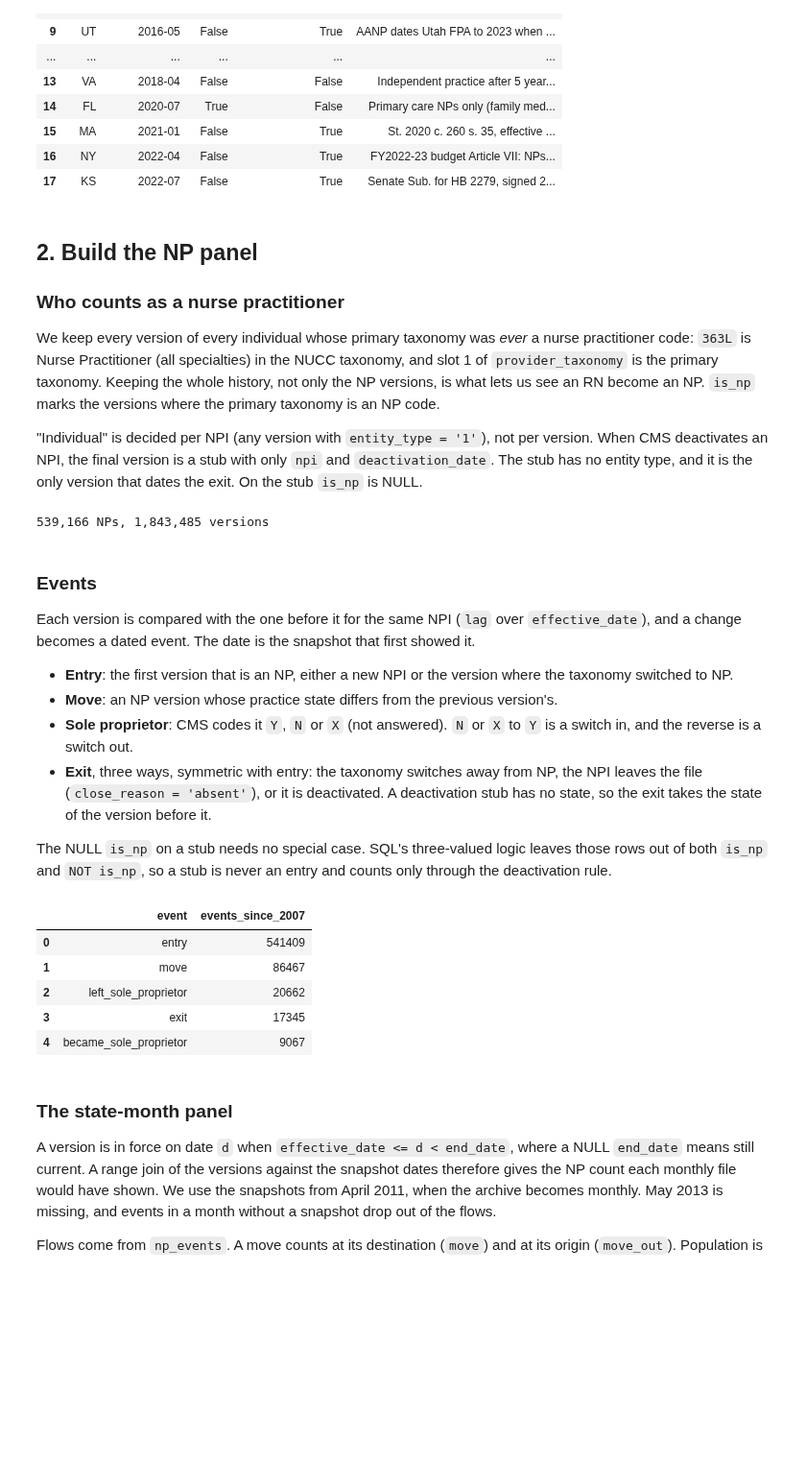
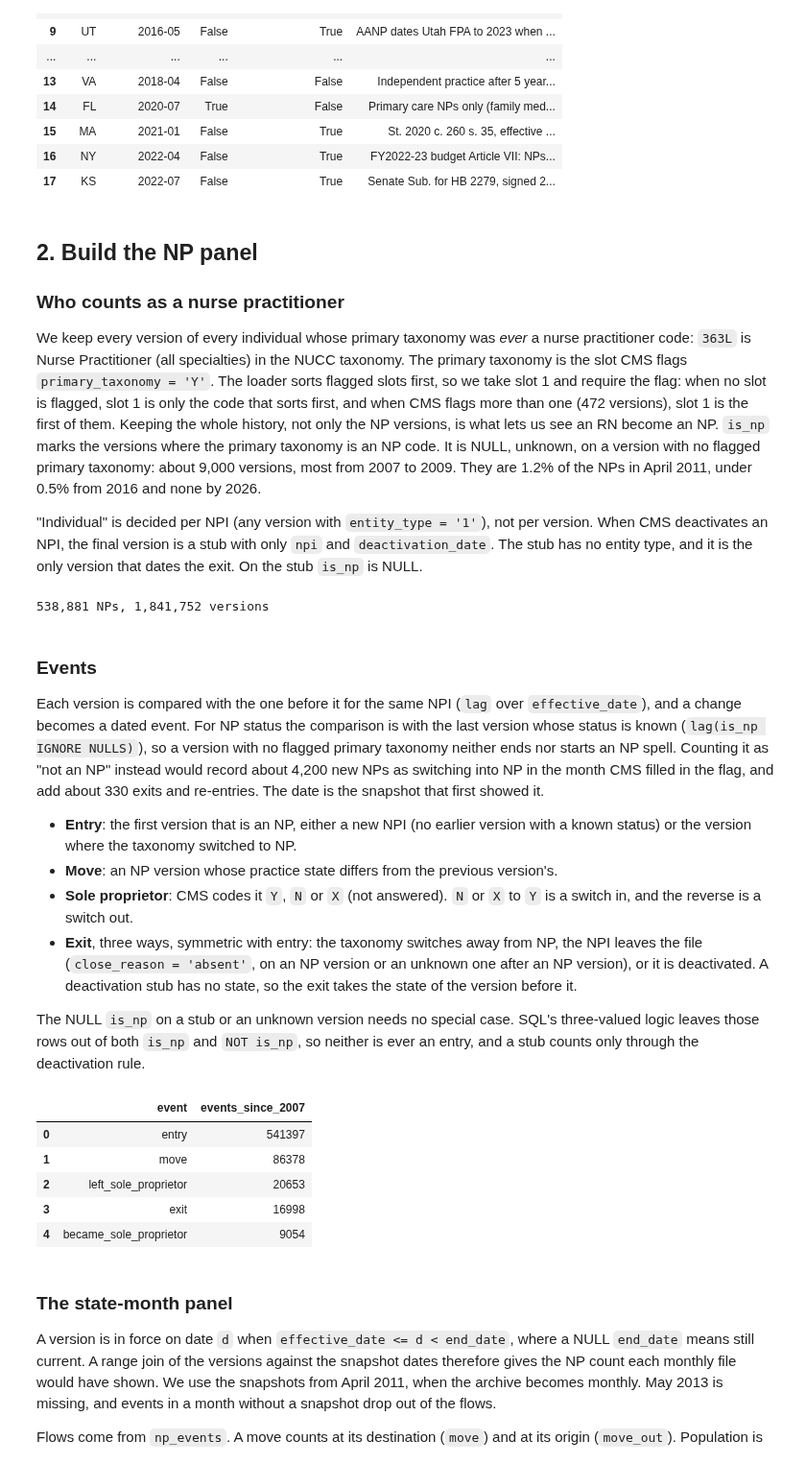
Before and after one commit to nathansutton/healthcare-ledger, a Jupyter notebook: research/np-full-practice-authority/np_full_practice_authority.ipynb, the cells around one changed output. Shown at 96% size. Saved outputs shown, nothing was run; the diff lists cells and outputs as text; code cells hidden in the pictures; blank space fills up the shorter version.

```diff
--- a/research/np-full-practice-authority/np_full_practice_authority.ipynb
+++ b/research/np-full-practice-authority/np_full_practice_authority.ipynb
@@ -95,7 +95,7 @@ window
 
 ### Who counts as a nurse practitioner
 
-We keep every version of every individual whose primary taxonomy was *ever* a nurse practitioner code: `363L` is Nurse Practitioner (all specialties) in the NUCC taxonomy, and slot 1 of `provider_taxonomy` is the primary taxonomy. Keeping the whole history, not only the NP versions, is what lets us see an RN become an NP. `is_np` marks the versions where the primary taxonomy is an NP code.
+We keep every version of every individual whose primary taxonomy was *ever* a nurse practitioner code: `363L` is Nurse Practitioner (all specialties) in the NUCC taxonomy. The primary taxonomy is the slot CMS flags `primary_taxonomy = 'Y'`. The loader sorts flagged slots first, so we take slot 1 and require the flag: when no slot is flagged, slot 1 is only the code that sorts first, and when CMS flags more than one (472 versions), slot 1 is the first of them. Keeping the whole history, not only the NP versions, is what lets us see an RN become an NP. `is_np` marks the versions where the primary taxonomy is an NP code. It is NULL, unknown, on a version with no flagged primary taxonomy: about 9,000 versions, most from 2007 to 2009. They are 1.2% of the NPs in April 2011, under 0.5% from 2016 and none by 2026.
 
 "Individual" is decided per NPI (any version with `entity_type = '1'`), not per version. When CMS deactivates an NPI, the final version is a stub with only `npi` and `deactivation_date`. The stub has no entity type, and it is the only version that dates the exit. On the stub `is_np` is NULL.
 # %%
@@ -105,7 +105,7 @@ WITH ever_np AS (
     SELECT DISTINCT t.npi
     FROM provider_taxonomy t
     JOIN (SELECT DISTINCT npi FROM provider WHERE entity_type = '1') USING (npi)
-    WHERE t.slot = 1 AND t.taxonomy_code LIKE '363L%'
+    WHERE t.slot = 1 AND t.primary_taxonomy = 'Y' AND t.taxonomy_code LIKE '363L%'
 )
 SELECT p.npi, p.effective_date, p.end_date, p.close_reason,
        p.practice_state, p.practice_postal_code, p.sole_proprietor,
@@ -114,65 +114,64 @@ SELECT p.npi, p.effective_date, p.end_date, p.close_reason,
        t.taxonomy_code LIKE '363L%' AS is_np
 FROM provider p
 JOIN ever_np USING (npi)
-LEFT JOIN provider_taxonomy t ON t.npi = p.npi AND t.effective_date = p.effective_date AND t.slot = 1
+LEFT JOIN provider_taxonomy t ON t.npi = p.npi AND t.effective_date = p.effective_date AND t.slot = 1 AND t.primary_taxonomy = 'Y'
 """)
 print("{:,} NPs, {:,} versions".format(*con.sql("SELECT count(DISTINCT npi), count(*) FROM np_versions").fetchone()))
 # %% [output]
-539,166 NPs, 1,843,485 versions
+538,881 NPs, 1,841,752 versions
 # %% [markdown]
 ### Events
 
-Each version is compared with the one before it for the same NPI (`lag` over `effective_date`), and a change becomes a dated event. The date is the snapshot that first showed it.
+Each version is compared with the one before it for the same NPI (`lag` over `effective_date`), and a change becomes a dated event. For NP status the comparison is with the last version whose status is known (`lag(is_np IGNORE NULLS)`), so a version with no flagged primary taxonomy neither ends nor starts an NP spell. Counting it as "not an NP" instead would record about 4,200 new NPs as switching into NP in the month CMS filled in the flag, and add about 330 exits and re-entries. The date is the snapshot that first showed it.
 
-* **Entry**: the first version that is an NP, either a new NPI or the version where the taxonomy switched to NP.
+* **Entry**: the first version that is an NP, either a new NPI (no earlier version with a known status) or the version where the taxonomy switched to NP.
 * **Move**: an NP version whose practice state differs from the previous version's.
 * **Sole proprietor**: CMS codes it `Y`, `N` or `X` (not answered). `N` or `X` to `Y` is a switch in, and the reverse is a switch out.
-* **Exit**, three ways, symmetric with entry: the taxonomy switches away from NP, the NPI leaves the file (`close_reason = 'absent'`), or it is deactivated. A deactivation stub has no state, so the exit takes the state of the version before it.
+* **Exit**, three ways, symmetric with entry: the taxonomy switches away from NP, the NPI leaves the file (`close_reason = 'absent'`, on an NP version or an unknown one after an NP version), or it is deactivated. A deactivation stub has no state, so the exit takes the state of the version before it.
 
-The NULL `is_np` on a stub needs no special case. SQL's three-valued logic leaves those rows out of both `is_np` and `NOT is_np`, so a stub is never an entry and counts only through the deactivation rule.
+The NULL `is_np` on a stub or an unknown version needs no special case. SQL's three-valued logic leaves those rows out of both `is_np` and `NOT is_np`, so neither is ever an entry, and a stub counts only through the deactivation rule.
 # %%
 con.execute("""
 CREATE TABLE np_events AS
 WITH v AS (
     SELECT *,
-           row_number() OVER w = 1 AS is_first,
-           lag(is_np) OVER w AS prev_np,
+           lag(is_np IGNORE NULLS) OVER w AS prev_np,
            lag(practice_state) OVER w AS prev_state,
            lag(sole_proprietor) OVER w AS prev_sp,
            lag(deactivation_date) OVER w AS prev_deactivation_date
     FROM np_versions
     WINDOW w AS (PARTITION BY npi ORDER BY effective_date)
 )
 SELECT npi, effective_date AS date, 'entry' AS event, practice_state AS state, NULL::VARCHAR AS from_state,
-       CASE WHEN is_first THEN 'new_npi' ELSE 'switched_taxonomy' END AS detail
-FROM v WHERE is_np AND (is_first OR prev_np = false)
+       CASE WHEN prev_np IS NULL THEN 'new_npi' ELSE 'switched_taxonomy' END AS detail
+FROM v WHERE is_np AND (prev_np IS NULL OR prev_np = false)
 UNION ALL
 SELECT npi, effective_date, 'move', practice_state, prev_state, NULL
 FROM v WHERE is_np AND prev_state IS NOT NULL AND practice_state IS NOT NULL AND practice_state <> prev_state
 UNION ALL
 SELECT npi, effective_date, 'became_sole_proprietor', practice_state, NULL, prev_sp
 FROM v WHERE is_np AND prev_sp IN ('N', 'X') AND sole_proprietor = 'Y'
 UNION ALL
 SELECT npi, effective_date, 'left_sole_proprietor', practice_state, NULL, sole_proprietor
 FROM v WHERE is_np AND prev_sp = 'Y' AND sole_proprietor IN ('N', 'X')
 UNION ALL
 SELECT npi, effective_date, 'exit', prev_state, NULL, 'switched_taxonomy'
 FROM v WHERE prev_np AND NOT is_np AND deactivation_date IS NULL
 UNION ALL
 SELECT npi, end_date, 'exit', practice_state, NULL, 'absent'
-FROM v WHERE is_np AND close_reason = 'absent'
+FROM v WHERE coalesce(is_np, prev_np) AND close_reason = 'absent'
 UNION ALL
 SELECT npi, effective_date, 'exit', coalesce(practice_state, prev_state), NULL, 'deactivated'
 FROM v WHERE deactivation_date IS NOT NULL AND prev_deactivation_date IS NULL AND (is_np OR prev_np)
 """)
 con.sql("SELECT event, count(*) AS events_since_2007 FROM np_events GROUP BY event ORDER BY events_since_2007 DESC").df()
 # %% [output]
 |  | event | events_since_2007 |
-| 0 | entry | 541409 |
-| 1 | move | 86467 |
-| 2 | left_sole_proprietor | 20662 |
-| 3 | exit | 17345 |
-| 4 | became_sole_proprietor | 9067 |
+| 0 | entry | 541397 |
+| 1 | move | 86378 |
+| 2 | left_sole_proprietor | 20653 |
+| 3 | exit | 16998 |
+| 4 | became_sole_proprietor | 9054 |
 # %% [markdown]
 ### The state-month panel
 
```
Also changed, not shown: parts of 6 cells of this notebook, 1 other file.
